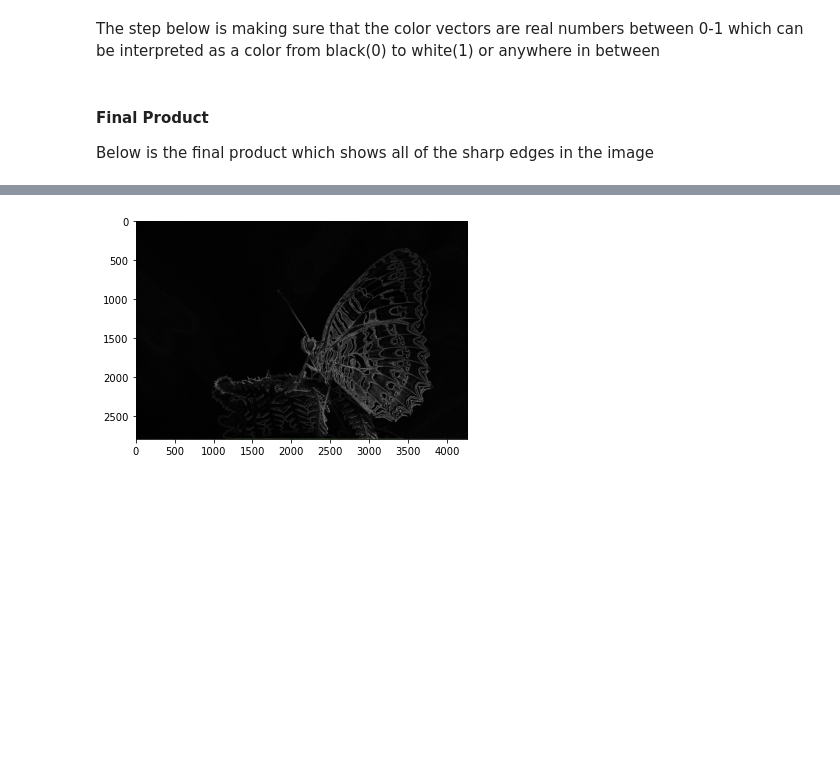
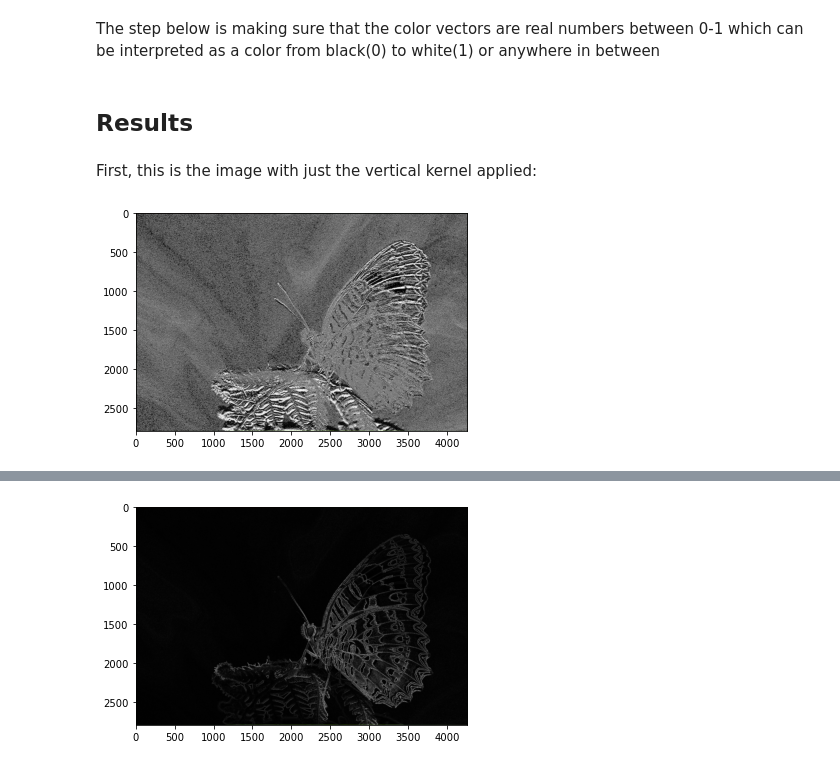
Before and after one commit to Joseph-Riva/Edge-Detection, a Jupyter notebook: Edge-Detection.ipynb, the cells around one changed output, grey strips where cells are left out. Drawn from its saved outputs; the diff is of its cells as text; code cells hidden in the pictures; blank space fills up the shorter version.

```diff
--- a/Edge-Detection.ipynb
+++ b/Edge-Detection.ipynb
@@ -237,7 +237,8 @@ length,width,depth = img.shape
 
 #initialize the edges image
 edges_img = img.copy()
-
+horizontal_img = img.copy()
+vertical_img = img.copy()
 #loop over all pixels in the image
 for row in range(3, length-2):
     for col in range(3, width-2):
@@ -260,11 +261,20 @@ for row in range(3, length-2):
 
         #insert this edge score into the edges image
         edges_img[row, col] = [edge_score]*3
+        horizontal_img[row, col] = [horizontal_score]*3
+        vertical_img[row, col] = [vertical_score]*3
 # %% [markdown]
 The step below is making sure that the color vectors are real numbers between 0-1 which can be interpreted as a color from black(0) to white(1) or anywhere in between
 # %%
 #remap the values in the 0-1 range in case they went out of bounds
-edges_img = edges_img/edges_img.max()
+edges_img = edges_img / edges_img.max()
+horizontal_img = horizontal_img / horizontal_img.max()
+vertical_img = vertical_img / vertical_img.max()
-# %% [markdown]
-#### Final Product
-Below is the final product which shows all of the sharp edges in the image
+# %% [markdown]
+## Results
+# %% [markdown]
+First, this is the image with just the vertical kernel applied:
+# %%
+v_out = plt.imshow(vertical_img)
+# %% [output]
+[figure, added]
```
Also changed, not shown: parts of 4 cells of this notebook, 1 other file.
